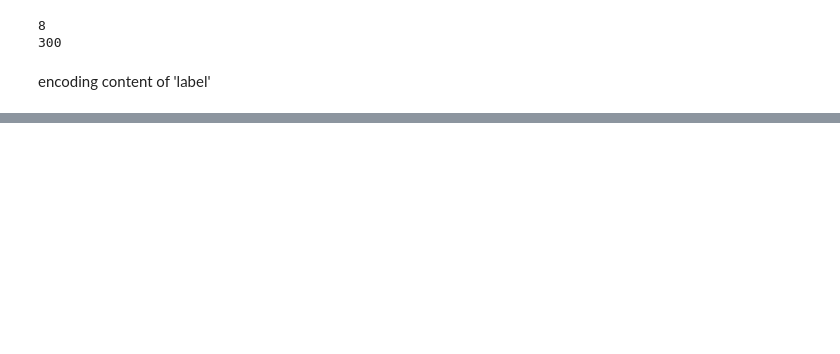
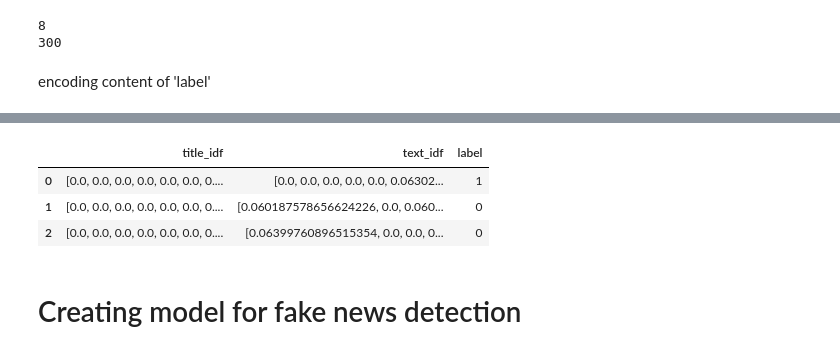
Before and after one commit to geniusdude1012/Fake_news_detection, a Jupyter notebook: fake_news_detection.ipynb, the cells around one changed output, grey strips where cells are left out. Saved outputs shown, nothing was run; the diff lists cells and outputs as text; code cells hidden in the pictures; blank space fills up the shorter version.

```diff
--- a/fake_news_detection.ipynb
+++ b/fake_news_detection.ipynb
@@ -104,0 +196,7 @@ db.head(3)
+# %%
+idf_df.head(3)
+# %% [output]
+|  | title_idf | text_idf | label |
+| 0 | [0.0, 0.0, 0.0, 0.0, 0.0, 0.0, 0.... | [0.0, 0.0, 0.0, 0.0, 0.0, 0.06302... | 1 |
+| 1 | [0.0, 0.0, 0.0, 0.0, 0.0, 0.0, 0.... | [0.060187578656624226, 0.0, 0.060... | 0 |
+| 2 | [0.0, 0.0, 0.0, 0.0, 0.0, 0.0, 0.... | [0.06399760896515354, 0.0, 0.0, 0... | 0 |
@@ -104,0 +206,2 @@ db.head(3)
+# %% [markdown]
+# Creating model for fake news detection
```
Also changed, not shown: parts of 21 cells of this notebook.
